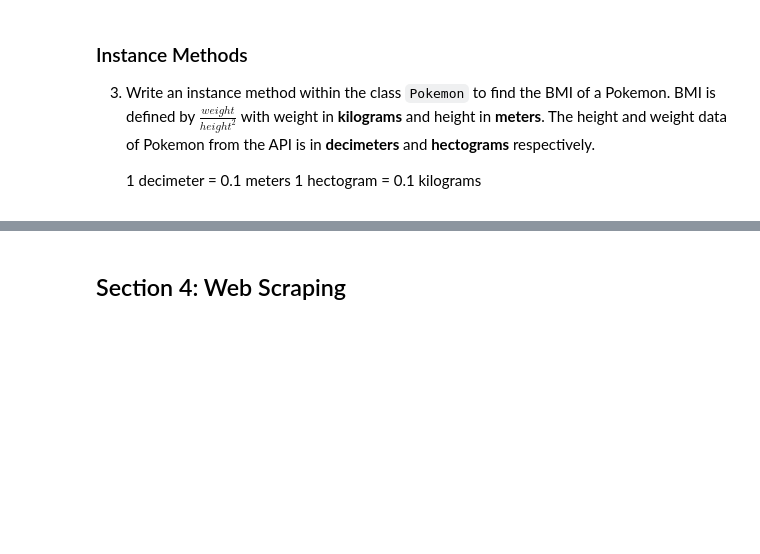
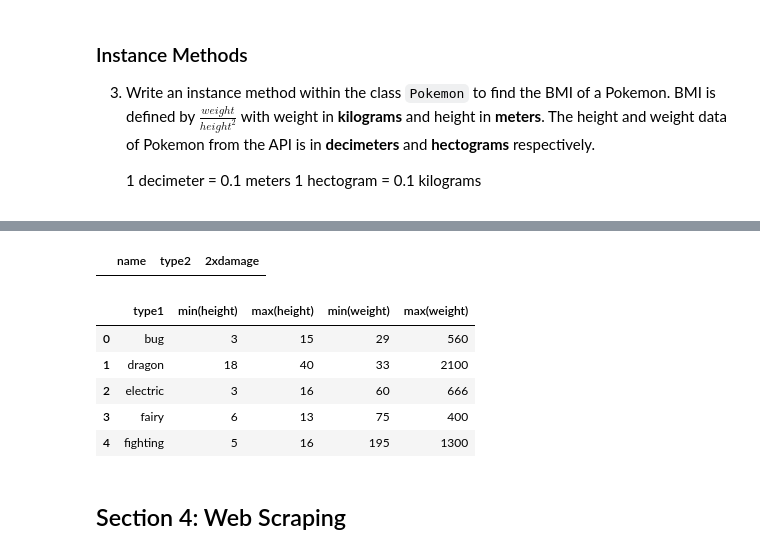
Before and after one commit to learn-co-students/module-2-assessment-round-1-nyc-ds-071519-module-2-assessment-round-1-1565011659, a Jupyter notebook: index.ipynb, the cells around one changed output, grey strips where cells are left out. Saved outputs shown, nothing was run; the diff lists cells and outputs as text; code cells hidden in the pictures; blank space fills up the shorter version.

```diff
--- a/index.ipynb
+++ b/index.ipynb
@@ -223,3 +431,34 @@ pd.read_sql(q5, cnx)
+# %%
+# query the Pokemon name, Pokemon type2, and what type2 has "2xdamage" to
+
+q4 = 'select p.name, type2, "2xdamage" from pokemon p join types using(id) where type2 == types.name;'
+
+# q4 = 'select "2xdamage" from types;'
+
+
+pd.read_sql(q4, cnx)
+# %% [output]
+|  | name | type2 | 2xdamage |
+# %%
+# query the top 5 most common type1s, the minimum height, maximum height, minimum weight
+# and maximum weight of pokemon with those type1s, and what associated type they do "0.5xdamage" to
+
+
+q5 = """select distinct(type1), min(height), max(height), min(weight), max(weight)
+                from pokemon
+                group by type1
+
+                LIMIT 5
+                ;"""
+
+pd.read_sql(q5, cnx)
+# %% [output]
+|  | type1 | min(height) | max(height) | min(weight) | max(weight) |
+| 0 | bug | 3 | 15 | 29 | 560 |
+| 1 | dragon | 18 | 40 | 33 | 2100 |
+| 2 | electric | 3 | 16 | 60 | 666 |
+| 3 | fairy | 6 | 13 | 75 | 400 |
+| 4 | fighting | 5 | 16 | 195 | 1300 |
 # %% [markdown]
 ## Section 4: Web Scraping
 # %% [markdown]
```
Also changed, not shown: parts of 24 cells of this notebook.
